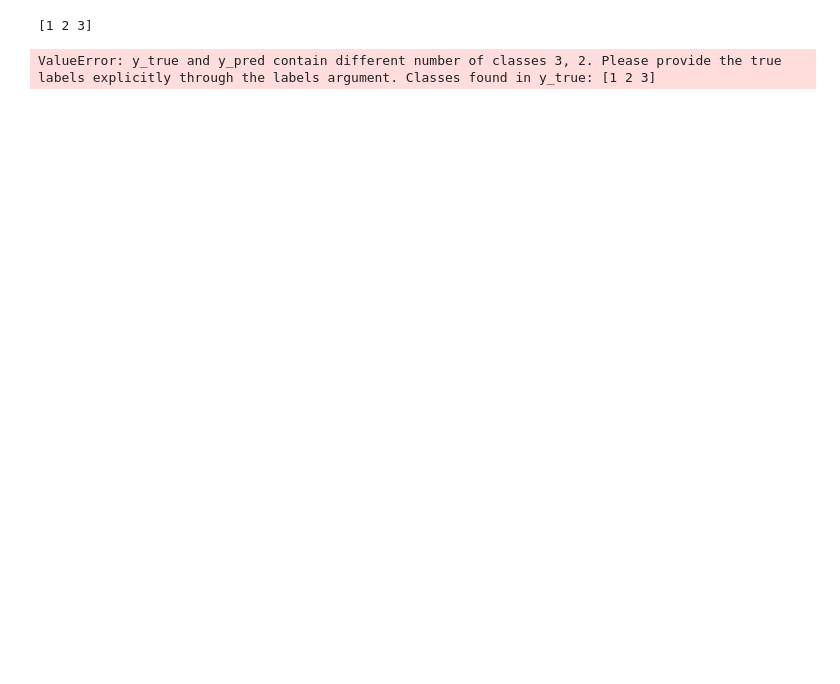
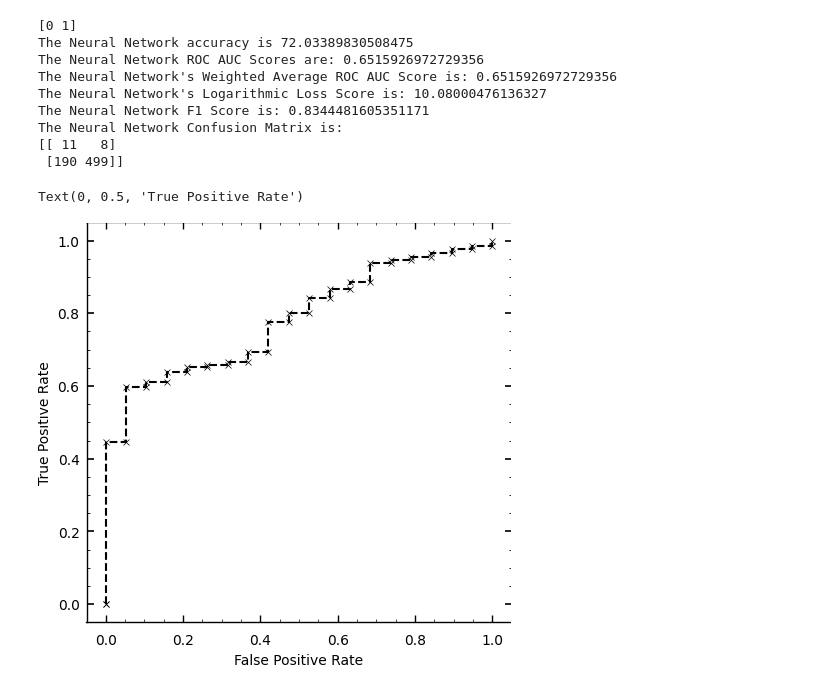
Before and after one commit to IoanPJ/Final_year_project_IMPJ, a Jupyter notebook: ML/imbalanced_CL.ipynb, the cells around one changed output. Cells and saved outputs as stored; diff of their text form; code cells hidden in the pictures; blank space fills up the shorter version.

```diff
--- a/ML/imbalanced_CL.ipynb
+++ b/ML/imbalanced_CL.ipynb
@@ -78,8 +51,0 @@ See the caveats in the documentation: https://pandas.pydata.org/pandas-docs/stab
-# %%
-NN = MLPClassifier(activation='tanh',hidden_layer_sizes=(50,50),learning_rate='constant',solver='sgd',
-                   max_iter=5000,random_state=5)
-BNN = BaggingClassifier(estimator=NN,n_estimators=20,bootstrap=True,verbose=50,n_jobs=-1)
-#ovr = OneVsRestClassifier(estimator=BNN, n_jobs=-1,verbose=10)
-BNN.fit(x_train_res,y_train_res)
-y_pred = BNN.predict(x_test)
-y_proba = BNN.predict_proba(x_test)
@@ -98,0 +52,10 @@ Building estimator 12 of 20 for this parallel run (total 20)...
+# %%
+Y[Y==2]=1 # non radio galaxies
+Y[Y==3]=0 # radio galaxies
+
+init_ratio = len(Y[Y==0])/len(Y[Y==1])
+
+sm = SMOTE(random_state=42, sampling_strategy=init_ratio*5)
+ru = RandomUnderSampler(random_state=42, sampling_strategy=1)
+
+scaler = StandardScaler()
@@ -99,23 +247,52 @@ Building estimator 12 of 20 for this parallel run (total 20)...
 # %%
 print(np.unique(y_train))
 
 ''' SCORING METRICS '''
 
 accuracy = accuracy_score(y_test, y_pred)*100
 confusion = confusion_matrix(y_test, y_pred)
-#roc_auc = roc_auc_score(y_test,y_pred)
-#roc_auc_weightedavg = roc_auc_score(y_test,y_pred,average='weighted')
+roc_auc = roc_auc_score(y_test,y_pred)
+roc_auc_weightedavg = roc_auc_score(y_test,y_pred,average='weighted')
 logloss = log_loss(y_test,y_pred)
 f1 = f1_score(y_test,y_pred)
 fpr, tpr, thresholds = roc_curve(y_test,y_proba.T[1])
 
 print('The Neural Network accuracy is ' + str(accuracy))
-#print('The Neural Network ROC AUC Scores are: '+str(roc_auc))
-#print("The Neural Network's Weighted Average ROC AUC Score is: " + str(roc_auc_weightedavg))
+print('The Neural Network ROC AUC Scores are: '+str(roc_auc))
+print("The Neural Network's Weighted Average ROC AUC Score is: " + str(roc_auc_weightedavg))
 print("The Neural Network's Logarithmic Loss Score is: " + str(logloss))
 print('The Neural Network F1 Score is: '+str(f1))
 print('The Neural Network Confusion Matrix is:')
 print(confusion)
+
+resultcols = ['Accuracy', 'ROC AUC', 'ROC Weighted Av', 'Logarithmic Loss',
+            'F1 Score', 'CMatrix11','CMatrix12', 'CMatrix21', 'CMatrix22']
+resultarray = np.array((accuracy,roc_auc,roc_auc_weightedavg,logloss,f1,
+                        confusion[0,0],confusion[0,1],confusion[1,0],confusion[1,1]))
+rocresultcols = ['FPR','TPR','Thresholds']
+rocresultarray = np.array([fpr,tpr,thresholds])
+#print(rocresultarray)
+results = pd.DataFrame([resultarray],columns=resultcols)
+rocresults = pd.DataFrame(np.array([fpr,tpr,thresholds]).transpose(),columns=rocresultcols)
+
+results.to_csv("/content/drive/My Drive/Colab Notebooks/imbalanced_trials/results1.csv")
+rocresults.to_csv("/content/drive/My Drive/Colab Notebooks/imbalanced_trials/rocresults1.csv")
+
+
+fig, ax = plt.subplots(figsize=(5,5))
+
+ax.plot(fpr,tpr,linestyle='dashed',marker='x')
+ax.set_xlabel('False Positive Rate')
+ax.set_ylabel('True Positive Rate')
 # %% [output]
-[1 2 3]
+[0 1]
+The Neural Network accuracy is 72.03389830508475
+The Neural Network ROC AUC Scores are: 0.6515926972729356
+The Neural Network's Weighted Average ROC AUC Score is: 0.6515926972729356
+The Neural Network's Logarithmic Loss Score is: 10.08000476136327
+The Neural Network F1 Score is: 0.8344481605351171
+The Neural Network Confusion Matrix is:
+[[ 11   8]
+ [190 499]]
-ValueError: y_true and y_pred contain different number of classes 3, 2. Please provide the true labels explicitly through the labels argument. Classes found in y_true: [1 2 3]
+Text(0, 0.5, 'True Positive Rate')
+[figure, added]
```
Also changed, not shown: parts of 6 cells of this notebook.
